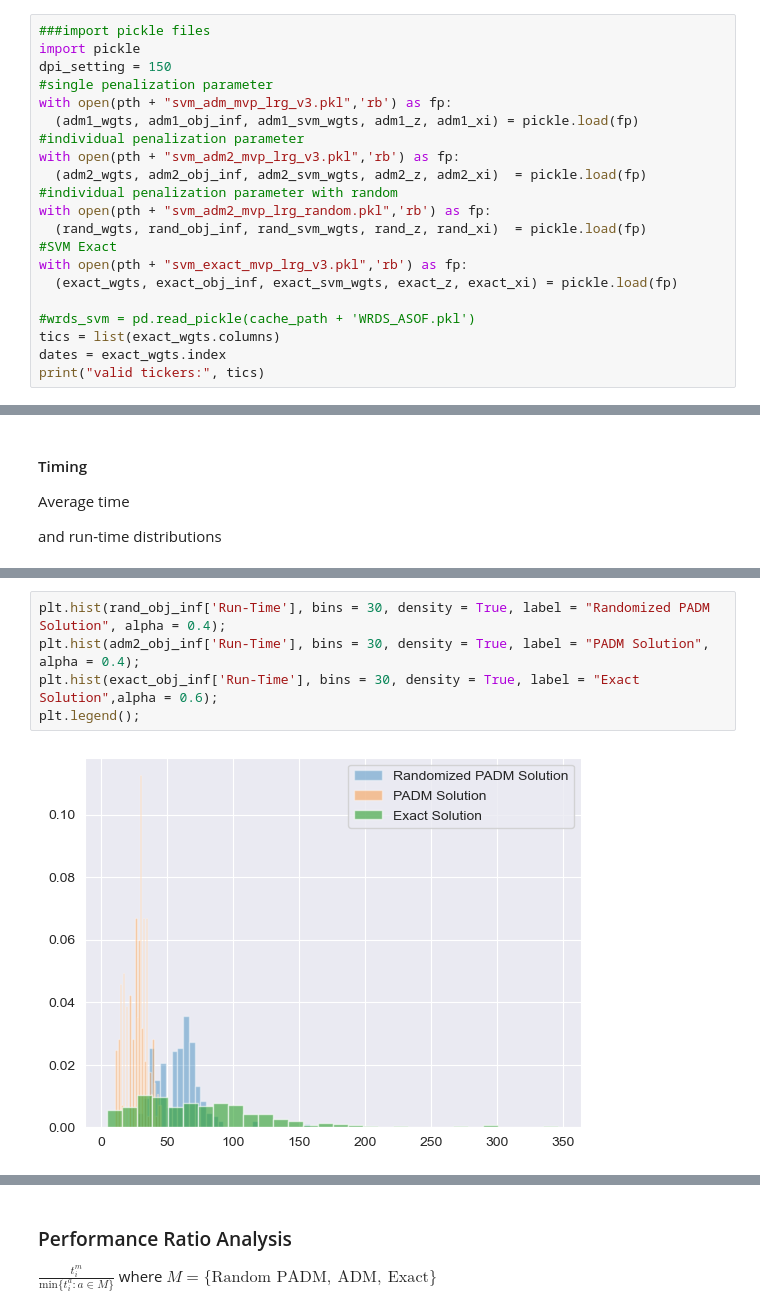
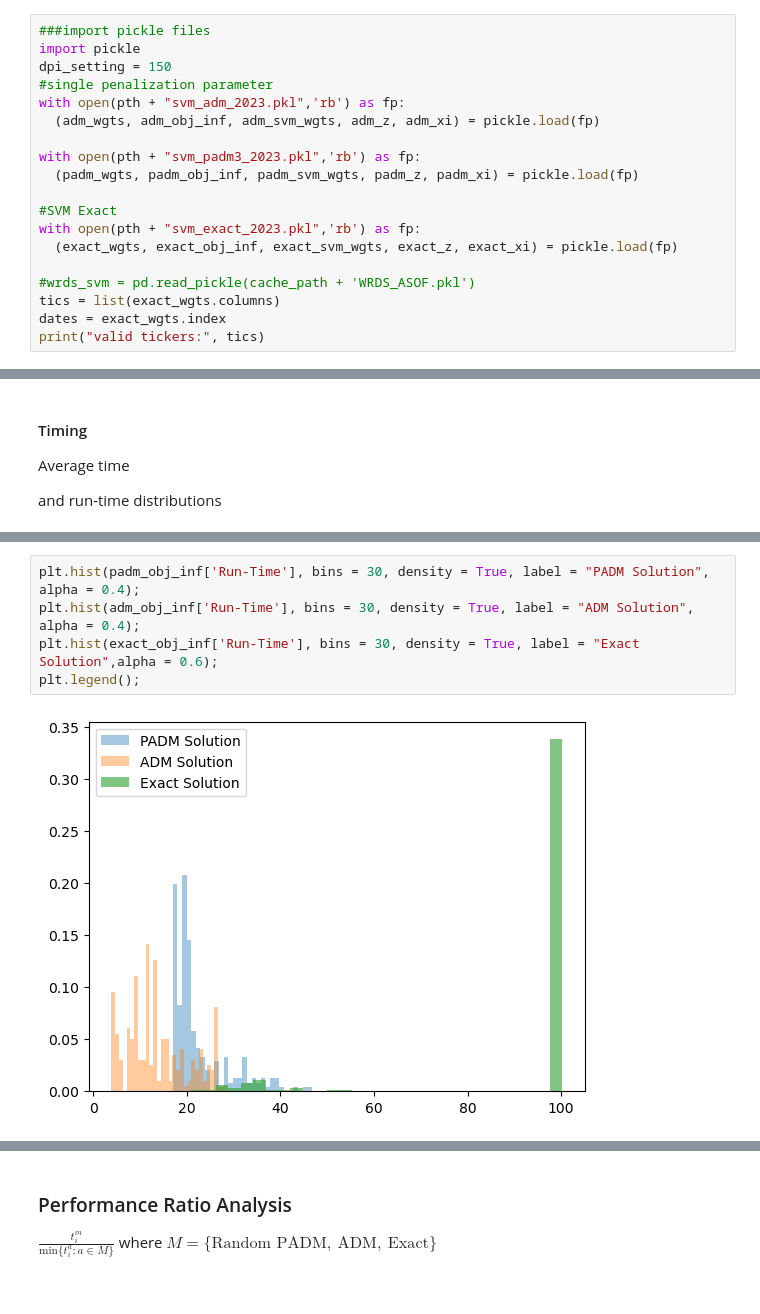
Before and after one commit to davidislip/integrated-svm-mvo, a Jupyter notebook: 4.0 Results.ipynb, the cells around one changed output, grey strips where cells are left out. Cells and saved outputs as stored; diff of their text form.

Commit message:
generate figures

```diff
--- a/4.0 Results.ipynb
+++ b/4.0 Results.ipynb
@@ -18,16 +18,14 @@ from python.analysis_tools import *
 import pickle
 dpi_setting = 150
 #single penalization parameter
-with open(pth + "svm_adm_mvp_lrg_v3.pkl",'rb') as fp:
-  (adm1_wgts, adm1_obj_inf, adm1_svm_wgts, adm1_z, adm1_xi) = pickle.load(fp)
-#individual penalization parameter
-with open(pth + "svm_adm2_mvp_lrg_v3.pkl",'rb') as fp:
-  (adm2_wgts, adm2_obj_inf, adm2_svm_wgts, adm2_z, adm2_xi)  = pickle.load(fp)
-#individual penalization parameter with random
-with open(pth + "svm_adm2_mvp_lrg_random.pkl",'rb') as fp:
-  (rand_wgts, rand_obj_inf, rand_svm_wgts, rand_z, rand_xi)  = pickle.load(fp)
+with open(pth + "svm_adm_2023.pkl",'rb') as fp:
+  (adm_wgts, adm_obj_inf, adm_svm_wgts, adm_z, adm_xi) = pickle.load(fp)
+
+with open(pth + "svm_padm3_2023.pkl",'rb') as fp:
+  (padm_wgts, padm_obj_inf, padm_svm_wgts, padm_z, padm_xi) = pickle.load(fp)
+
 #SVM Exact
-with open(pth + "svm_exact_mvp_lrg_v3.pkl",'rb') as fp:
+with open(pth + "svm_exact_2023.pkl",'rb') as fp:
   (exact_wgts, exact_obj_inf, exact_svm_wgts, exact_z, exact_xi) = pickle.load(fp)
 
 #wrds_svm = pd.read_pickle(cache_path + 'WRDS_ASOF.pkl')
@@ -292,10 +320,10 @@ Randomized PADM:  79.96445506811142
 # %%
-plt.hist(rand_obj_inf['Run-Time'], bins = 30, density = True, label = "Randomized PADM Solution", alpha = 0.4);
-plt.hist(adm2_obj_inf['Run-Time'], bins = 30, density = True, label = "PADM Solution", alpha = 0.4);
+plt.hist(padm_obj_inf['Run-Time'], bins = 30, density = True, label = "PADM Solution", alpha = 0.4);
+plt.hist(adm_obj_inf['Run-Time'], bins = 30, density = True, label = "ADM Solution", alpha = 0.4);
 plt.hist(exact_obj_inf['Run-Time'], bins = 30, density = True, label = "Exact Solution",alpha = 0.6);
 plt.legend();
 # %% [output]
-[figure, old version]
+[figure, new version]
 # %%
 prob = np.linspace(0,1, len(exact_obj_inf['Run-Time']))
 prob2 = np.zeros(len(prob)+1)
```
Also changed, not shown: parts of 27 cells of this notebook, 9 other files.
